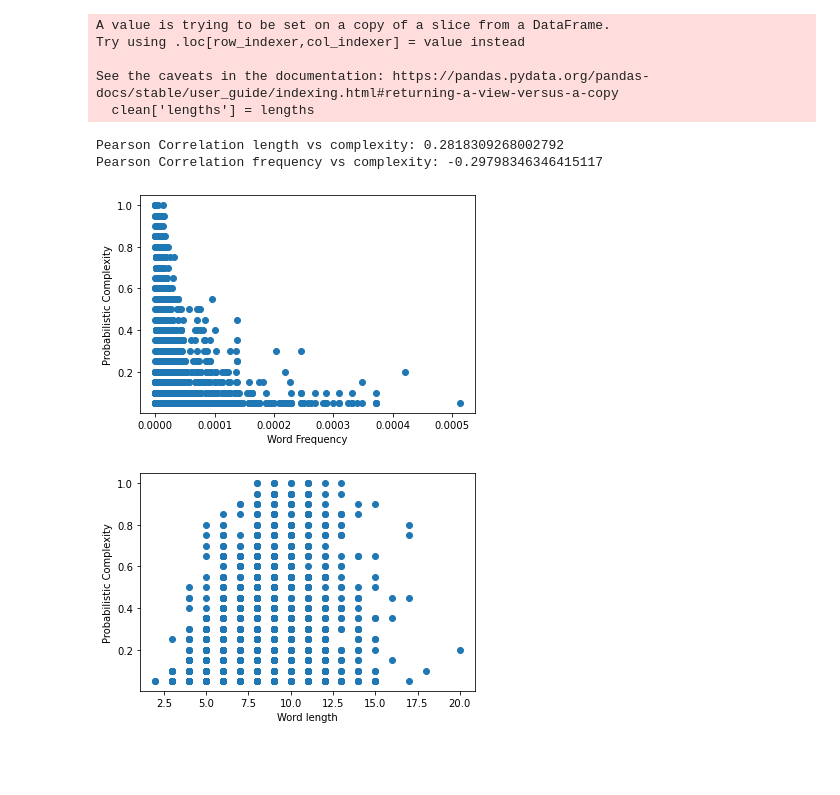
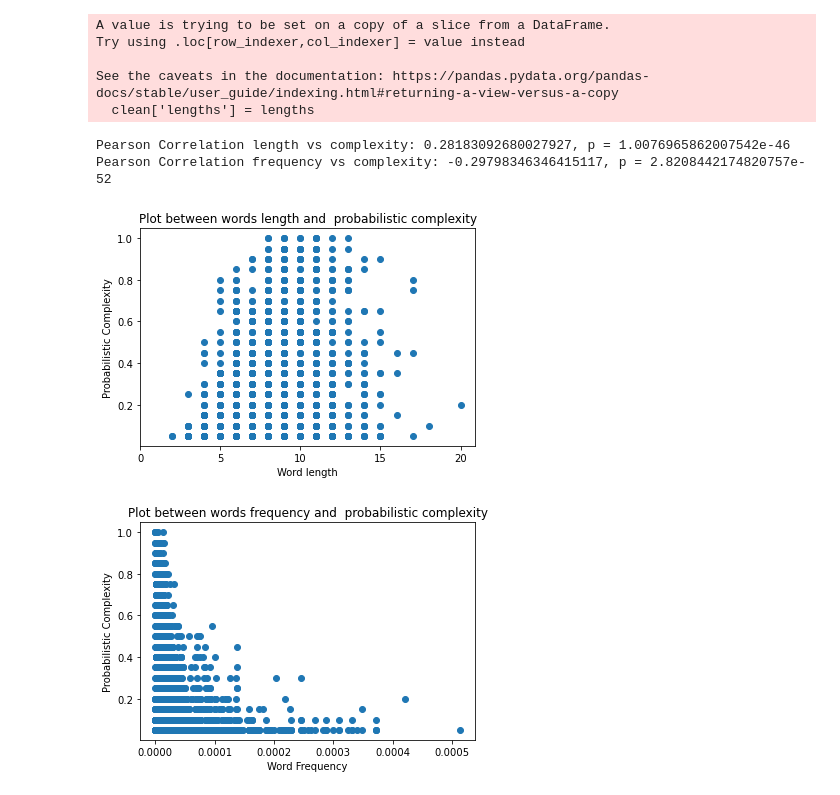
Before and after one commit to Caesar-blip/NLP, a Jupyter notebook: Ass1_PartB.ipynb, the cells around one changed output. Drawn from its saved outputs; the diff is of its cells as text; code cells hidden in the pictures; blank space fills up the shorter version.

```diff
--- a/Ass1_PartB.ipynb
+++ b/Ass1_PartB.ipynb
@@ -70,24 +67,27 @@ word_length = np.array(wordcor).T[0]
 word_freq = np.array(wordcor).T[1]
 prob_complex = np.array(wordcor).T[2]
 # %%
-print(f"Pearson Correlation length vs complexity: {scipy.stats.pearsonr(word_length, prob_complex)[0]}")
-print(f"Pearson Correlation frequency vs complexity: {scipy.stats.pearsonr(word_freq, prob_complex)[0]}")
+print(f"Pearson Correlation length vs complexity: {scipy.stats.pearsonr(word_length, prob_complex)[0]}, p = {scipy.stats.pearsonr(word_length, prob_complex)[1]}")
+print(f"Pearson Correlation frequency vs complexity: {scipy.stats.pearsonr(word_freq, prob_complex)[0]}, p = {scipy.stats.pearsonr(word_freq, prob_complex)[1]}")
 # %% [output]
-Pearson Correlation length vs complexity: 0.2818309268002792
-Pearson Correlation frequency vs complexity: -0.29798346346415117
+Pearson Correlation length vs complexity: 0.28183092680027927, p = 1.0076965862007542e-46
+Pearson Correlation frequency vs complexity: -0.29798346346415117, p = 2.8208442174820757e-52
+# %%
+plt.scatter(word_length, prob_complex)
+plt.title("Plot between words length and  probabilistic complexity")
+plt.xlabel("Word length")
+plt.ylabel("Probabilistic Complexity")
+plt.xticks([0, 5, 10, 15, 20])
+plt.show()
+# %% [output]
+[figure, added]
 # %%
 plt.scatter(word_freq, prob_complex)
+plt.title("Plot between words frequency and  probabilistic complexity")
 plt.xlabel("Word Frequency")
 plt.ylabel("Probabilistic Complexity")
 plt.show()
 # %% [output]
-[figure, old version]
+[figure, new version]
-# %%
-plt.scatter(word_length, prob_complex)
-plt.xlabel("Word length")
-plt.ylabel("Probabilistic Complexity")
-plt.show()
-# %% [output]
-[figure, removed]
 # %%
 plt.scatter(np.array(postags).T[0], np.array(postags).T[1].astype('float'))
```
Also changed, not shown: parts of 5 cells of this notebook, 1 other file.
